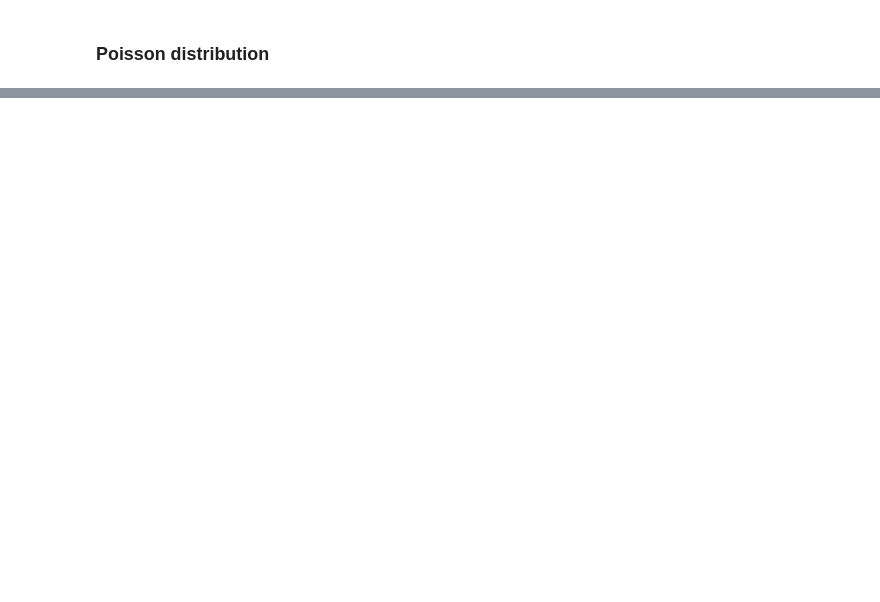
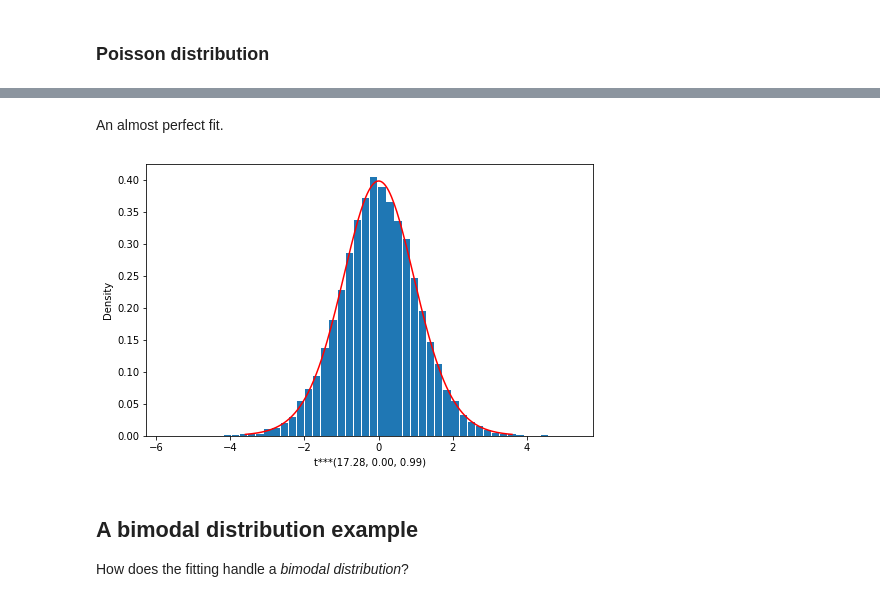
Before and after one commit to gregparkes/turbopanda, a Jupyter notebook: examples/kde_and_histograms.ipynb, the cells around one changed output, grey strips where cells are left out. Saved outputs shown, nothing was run; the diff lists cells and outputs as text; code cells hidden in the pictures; blank space fills up the shorter version.

```diff
--- a/examples/kde_and_histograms.ipynb
+++ b/examples/kde_and_histograms.ipynb
@@ -134,0 +119,11 @@ _=turb.plot.histogram(x, kde='poisson', facecolor='#888800')
+# %% [markdown]
+An almost perfect fit.
+# %%
+x = stats.t.rvs(df=20, size=20000)
+_=turb.plot.histogram(x,verbose=1)
+# %% [output]
+[figure, added]
+# %% [markdown]
+## A bimodal distribution example
+
+How does the fitting handle a *bimodal distribution*?
```
Also changed, not shown: parts of 27 cells of this notebook, 15 other files.
